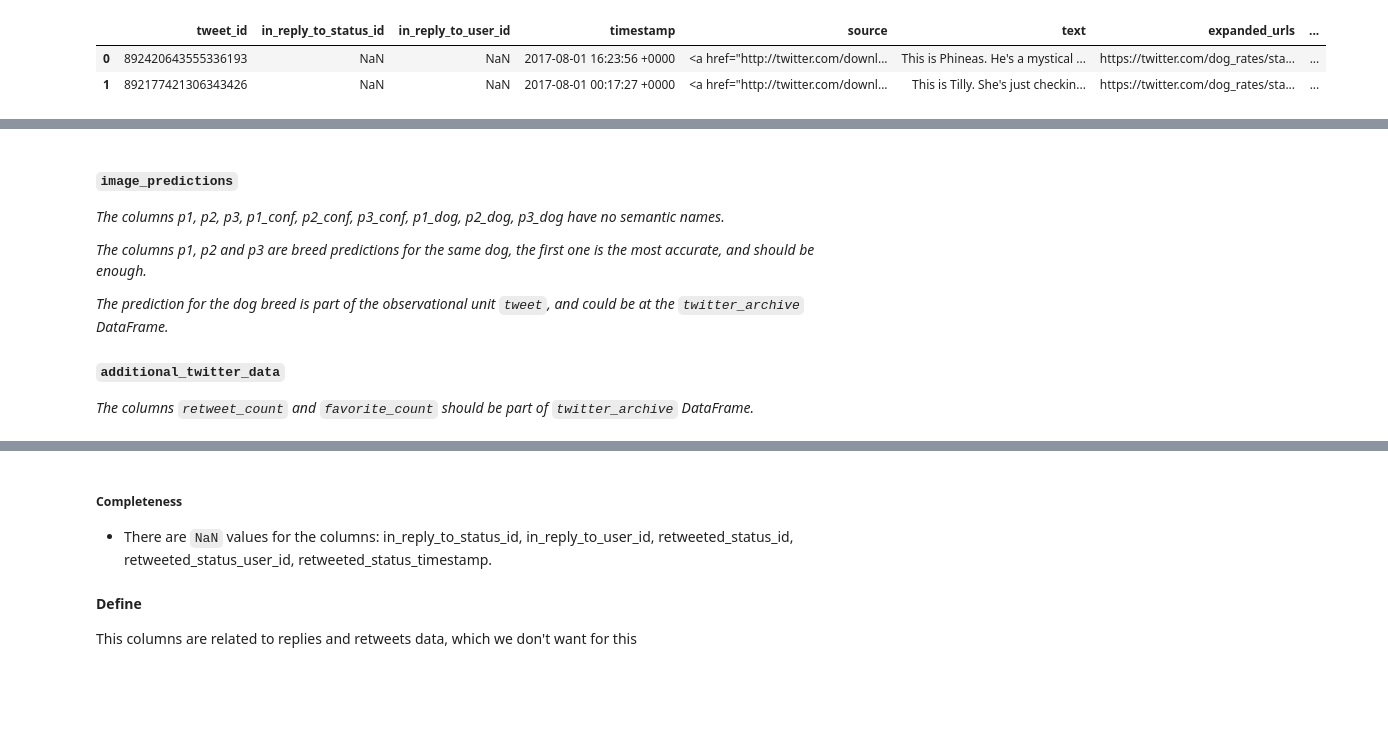
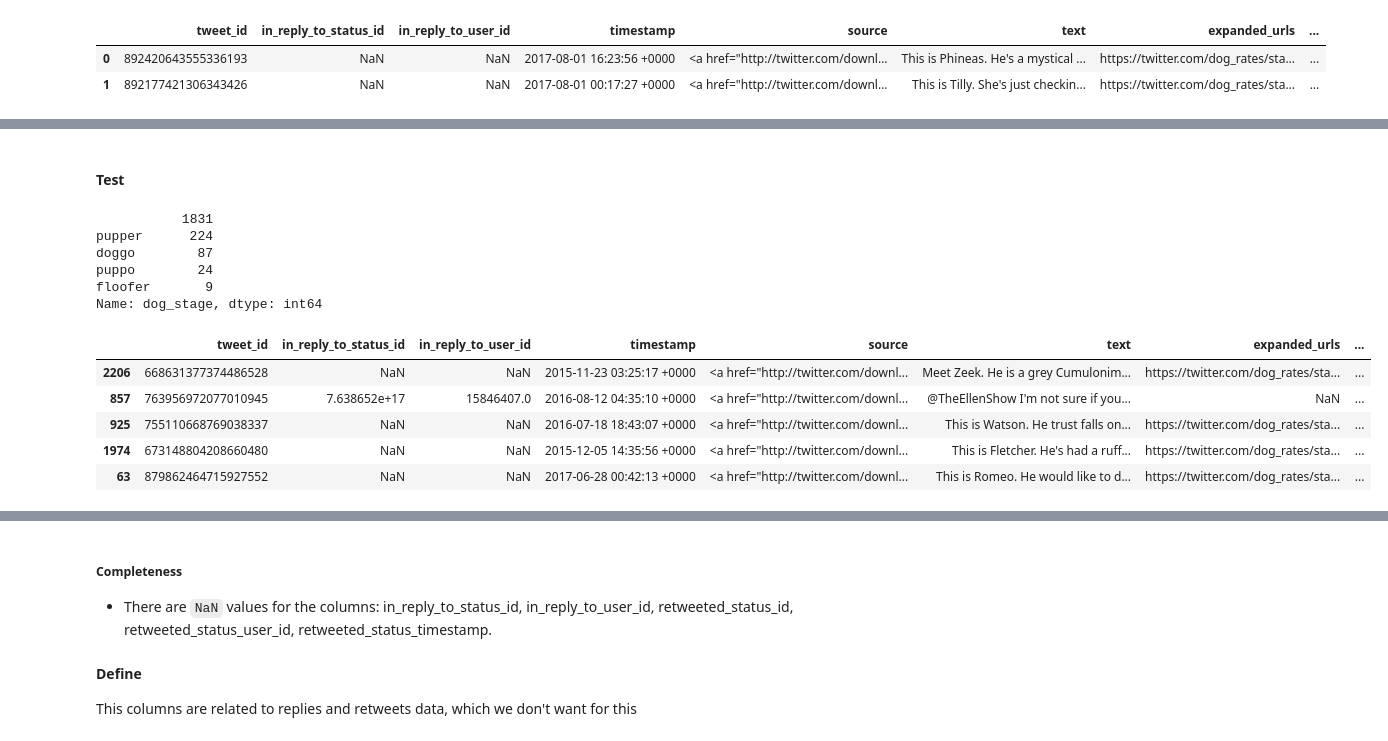
Before and after one commit to suefenali/data_analysis_nanodegree, a Jupyter notebook: project_4/wrangle_act.ipynb, the cells around one changed output, grey strips where cells are left out. Cells and saved outputs as stored; diff of their text form; code cells hidden in the pictures; blank space fills up the shorter version.

Commit message:
Clean all tidiness issues

```diff
--- a/project_4/wrangle_act.ipynb
+++ b/project_4/wrangle_act.ipynb
@@ -469,10 +483,28 @@ Create a column for the stage information and fill it in with the data from the
-# %% [markdown]
-#### `image_predictions`
-*The columns p1, p2, p3, p1_conf, p2_conf, p3_conf, p1_dog, p2_dog, p3_dog have no semantic names.*
-
-*The columns p1, p2 and p3 are breed predictions for the same dog, the first one is the most accurate, and should be enough.*
-
-*The prediction for the dog breed is part of the observational unit `tweet`, and could be at the `twitter_archive` DataFrame.*
-
-#### `additional_twitter_data`
-*The columns `retweet_count` and `favorite_count` should be part of `twitter_archive` DataFrame.*
+# %%
+twitter_clean[['doggo', 'floofer',
+               'pupper', 'puppo']] = twitter_clean[['doggo', 'floofer',
+                                                    'pupper', 'puppo']].replace(to_replace=['None'], value='')
+
+twitter_clean['dog_stage'] = twitter_clean.apply(lambda x: x.doggo or x.floofer or x.pupper or x.puppo, axis=1)
+# %%
+twitter_tidy = twitter_clean.drop(columns=['doggo', 'floofer', 'pupper', 'puppo'])
+# %% [markdown]
+#### Test
+# %%
+twitter_tidy.dog_stage.value_counts()
+# %% [output]
+           1831
+pupper      224
+doggo        87
+puppo        24
+floofer       9
+Name: dog_stage, dtype: int64
+# %%
+twitter_tidy.sample(5, random_state=7)
+# %% [output]
+|  | tweet_id | in_reply_to_status_id | in_reply_to_user_id | timestamp | source | text | expanded_urls | ... |
+| 2206 | 668631377374486528 | NaN | NaN | 2015-11-23 03:25:17 +0000 | <a href="http://twitter.com/downl... | Meet Zeek. He is a grey Cumulonim... | https://twitter.com/dog_rates/sta... | ... |
+| 857 | 763956972077010945 | 7.638652e+17 | 15846407.0 | 2016-08-12 04:35:10 +0000 | <a href="http://twitter.com/downl... | @TheEllenShow I'm not sure if you... | NaN | ... |
+| 925 | 755110668769038337 | NaN | NaN | 2016-07-18 18:43:07 +0000 | <a href="http://twitter.com/downl... | This is Watson. He trust falls on... | https://twitter.com/dog_rates/sta... | ... |
+| 1974 | 673148804208660480 | NaN | NaN | 2015-12-05 14:35:56 +0000 | <a href="http://twitter.com/downl... | This is Fletcher. He's had a ruff... | https://twitter.com/dog_rates/sta... | ... |
+| 63 | 879862464715927552 | NaN | NaN | 2017-06-28 00:42:13 +0000 | <a href="http://twitter.com/downl... | This is Romeo. He would like to d... | https://twitter.com/dog_rates/sta... | ... |
```
Also changed, not shown: parts of 24 cells of this notebook.
